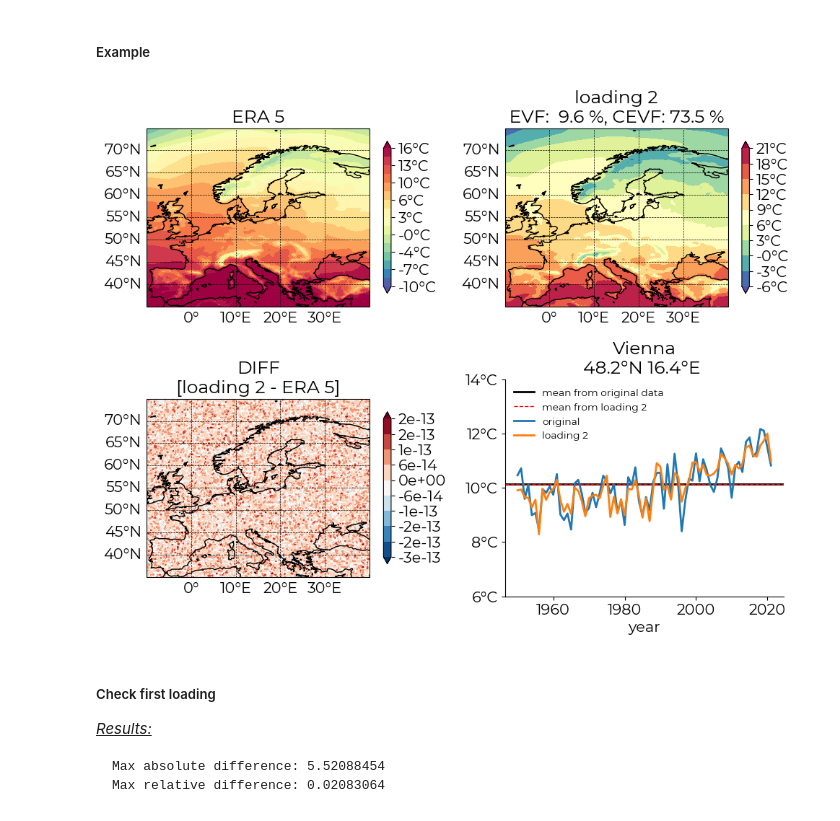
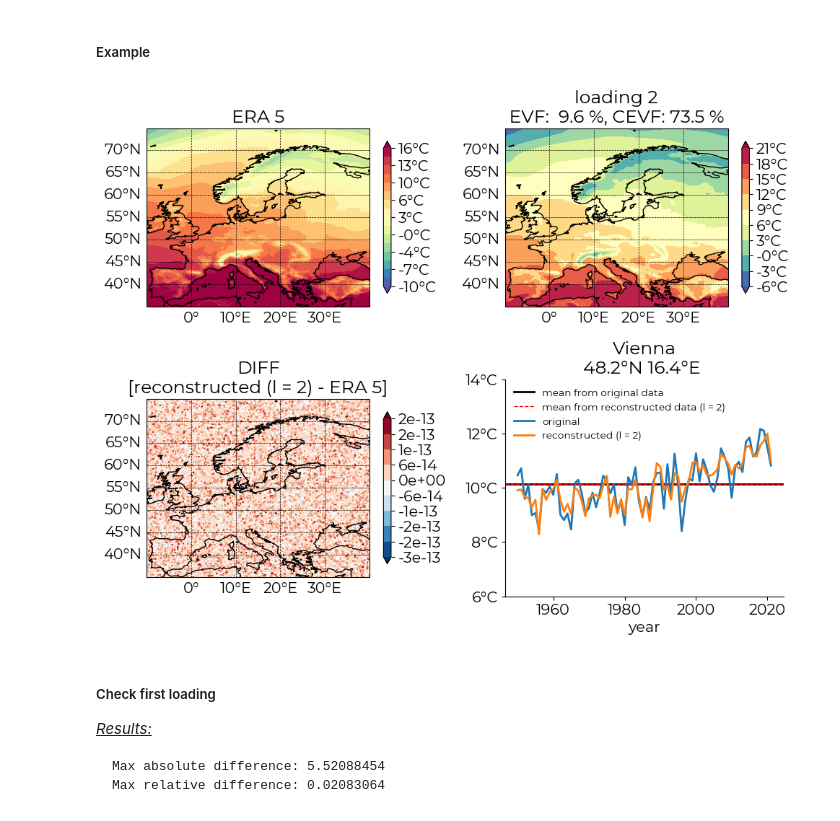
Before and after one commit to birrwahn/Model_DA, a Jupyter notebook: MDA_UE3_VOLPERT.ipynb, the cells around one changed output. Cells and saved outputs as stored; diff of their text form; code cells hidden in the pictures.

```diff
--- a/MDA_UE3_VOLPERT.ipynb
+++ b/MDA_UE3_VOLPERT.ipynb
@@ -204,6 +214,3 @@ annualera = era.t2m.groupby("time.year").apply(annual_mean)
 # %% [raw]
 with open('annualera.pkl', 'wb') as outfile:
     pickle.dump(annualera, outfile, pickle.HIGHEST_PROTOCOL)
-# %%
-with open('annualera.pkl', 'rb') as infile:
-    annualera = pickle.load(infile)
@@ -495,22 +511,20 @@ PS: to be honest, it works for most events, but not always
 # %%
+# reconstruct t2m
 # regionreshape -> |year x (lat*lon)|
-# mean('year') t2m |(lat*lon)|
-meanreg = regionreshape.mean(axis=0)
 # reconstructed t2m -> |year x (lat*lon) x loadings|
-rec = np.zeros((regionreshape.shape[0],
-                regionreshape.shape[1],
-                loadings.shape[0])) + np.nan
+recl = np.zeros((regionreshape.shape[0],
+                 regionreshape.shape[1],
+                 loadings.shape[0])) + np.nan
 for load in range(loadings.shape[0]):
-    for grid in range(meanreg.shape[0]):
+    for grid in range(regionreshape.shape[1]):
         L = load + 1  # because [:L]
-        rec[:, grid, load] = meanreg[grid]
-        + scores[:, load] * loadings[load, grid]
+        recl[:, grid, load] = scores[:, load] * loadings[load, grid]
 
 # add new variables containing reconsturcted t2m
 regionload = region.assign(
-    {'pca_recostructed': (
+    {'pca_recostructed_pattern': (
         ('year', 'latitude', 'longitude', 'eigenvalues'),
-        rec.reshape((region.year.shape[0],
+        recl.reshape((region.year.shape[0],
                      region.latitude.shape[0],
                      region.longitude.shape[0],
                      region.eigenvalues.shape[0]))
@@ -679,38 +694,39 @@ pm.plot_map(regionmean.pca_recostructed.sel(
             extent=[lon1, lon2, lat1, lat2],
             lat='latitude', lon='longitude',
             fr='%.0e',
             cmap='RdBu_r',
-            title=f'DIFF\n[loading {load + 1} - ERA 5]')
+            title=f'DIFF\n[reconstructed (l = {load + 1}) - ERA 5]')
 
 Vload1 = Vt2mERA.pca_recostructed.sel(eigenvalues=Vt2mERA.eigenvalues[load])
 axyear = f3.add_subplot(224)
 axyear.axhline(y=Vt2mERA.t2m.mean() - 273.15,
                color='black',
                linestyle='-',
                linewidth=2,
                label='mean from original data')
 axyear.axhline(y=Vload1.mean() - 273.15,
                color='red',
                linestyle='--',
                linewidth=1,
-               label=f'mean from loading {load + 1}')
+               label=f'mean from reconstructed data (l = {load + 1})')
 axyear.plot(Vt2mERA.year,
             Vt2mERA.t2m - 273.15,
             label='original',
             linewidth=2)
 axyear.plot(Vt2mERA.year,
             Vload1 - 273.15,
-            label=f'loading {load + 1}',
+            label=f'reconstructed (l = {load + 1})',
             linewidth=2)
 axyear.set_xlabel('year')
 axyear.yaxis.set_major_formatter(mtick.FormatStrFormatter('%.0f°C'))
 axyear.legend(frameon=False, fontsize=10)
 axyear.set_ylim((6, 14))
 axyear.title.set_text('Vienna\n48.2°N 16.4°E ')
 
-f3.tight_layout();
+f3.tight_layout()
+plt.show();
 # %% [output]
-[figure, old version]
+[figure, new version]
 # %% [markdown]
 ##### Check first loading
 <ins>*Results:*</ins> <br>
```
Also changed, not shown: parts of 22 cells of this notebook.
